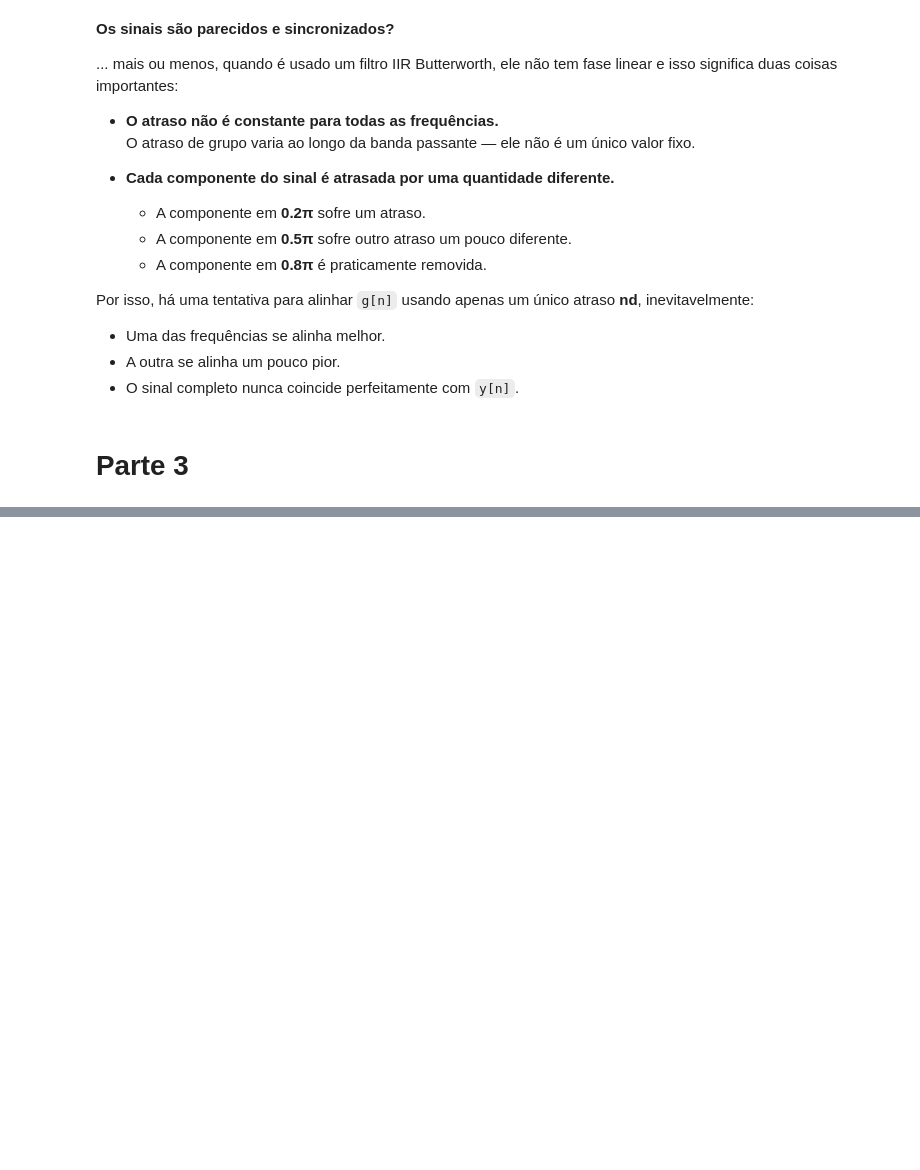
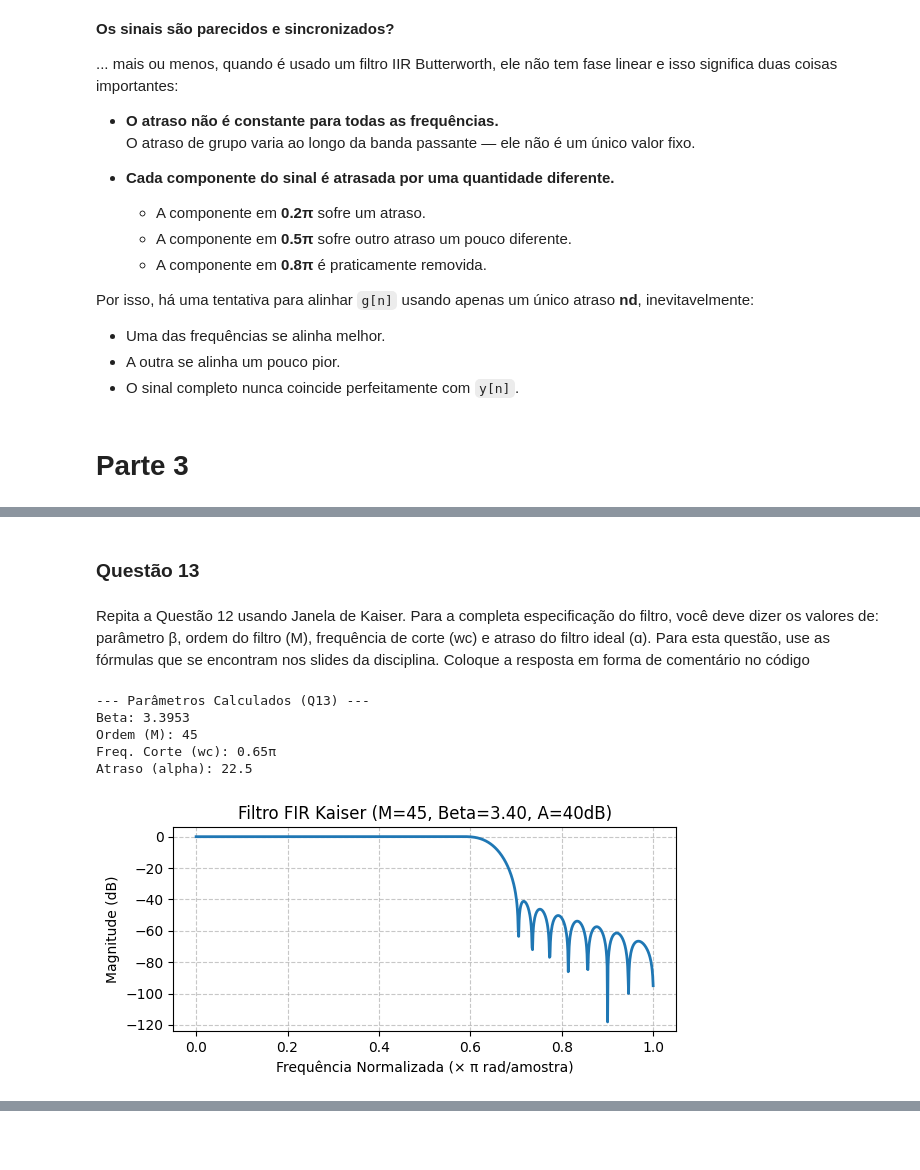
Before and after one commit to Miguel-Edson/Processamento_Digital_de_Sinais, a Jupyter notebook: Miguel_Edson_Ramos_Lima.ipynb, the cells around one changed output, grey strips where cells are left out. Saved outputs shown, nothing was run; the diff lists cells and outputs as text; code cells hidden in the pictures; blank space fills up the shorter version.

```diff
--- a/Miguel_Edson_Ramos_Lima.ipynb
+++ b/Miguel_Edson_Ramos_Lima.ipynb
@@ -479,0 +558,5 @@ Por isso, há uma tentativa para alinhar `g[n]` usando apenas um único atraso *
+# %% [markdown]
+### Questão 13
+# %% [markdown]
+Repita a Questão 12 usando Janela de Kaiser. Para a completa especificação do filtro, você deve dizer os valores de: parâmetro β, ordem do filtro (M), frequência de corte (wc) e atraso do filtro ideal (ɑ). Para esta questão, use as fórmulas que se encontram nos slides da
+disciplina. Coloque a resposta em forma de comentário no código
@@ -479,0 +603,35 @@ Por isso, há uma tentativa para alinhar `g[n]` usando apenas um único atraso *
+# %%
+# Dados do problema
+wp_in = 0.6 * np.pi
+ws_in = 0.7 * np.pi
+d1_in = 0.01
+d2_in = 0.05
+
+# Chama a função de projetar
+h, M, beta, A, wc, alpha = projetar_filtro_kaiser(wp_in, ws_in, d1_in, d2_in)
+
+# Mostra os valores no console (para conferência rápida)
+print(f"--- Parâmetros Calculados (Q13) ---")
+print(f"Beta: {beta:.4f}")
+print(f"Ordem (M): {M}")
+print(f"Freq. Corte (wc): {wc/np.pi:.2f}π")
+print(f"Atraso (alpha): {alpha}")
+# %% [output]
+--- Parâmetros Calculados (Q13) ---
+Beta: 3.3953
+Ordem (M): 45
+Freq. Corte (wc): 0.65π
+Atraso (alpha): 22.5
+# %%
+# Plotagem go gráfico
+
+plt.figure(figsize=(6, 3))
+plt.plot(w / np.pi, Hdb, linewidth=2)
+plt.title(f"Filtro FIR Kaiser (M={M}, Beta={beta:.2f}, A=40dB)")
+plt.xlabel("Frequência Normalizada (× π rad/amostra)")
+plt.ylabel("Magnitude (dB)")
+plt.grid(True, which='both', linestyle='--', alpha=0.7)
+plt.tight_layout()
+plt.show()
+# %% [output]
+[figure, added]
```
Also changed, not shown: parts of 28 cells of this notebook.
